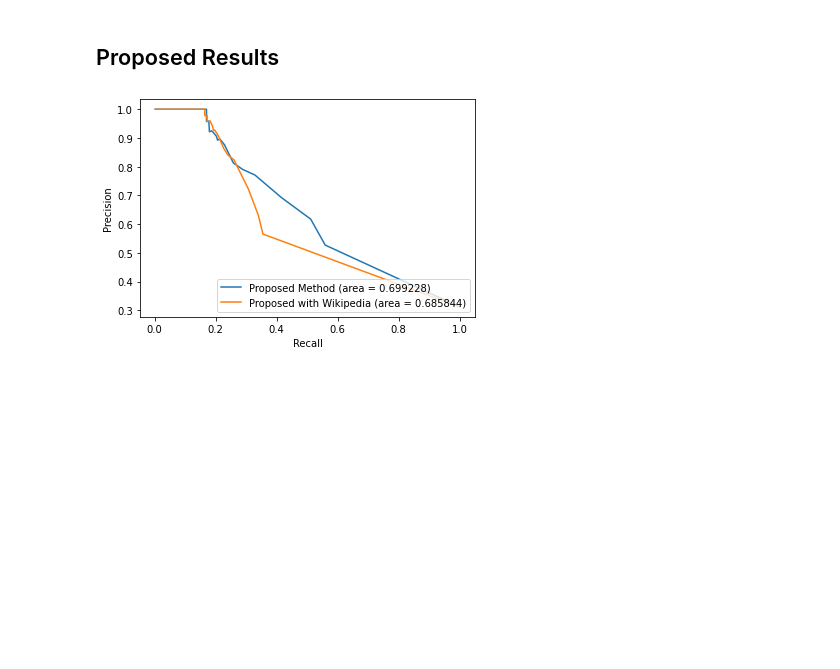
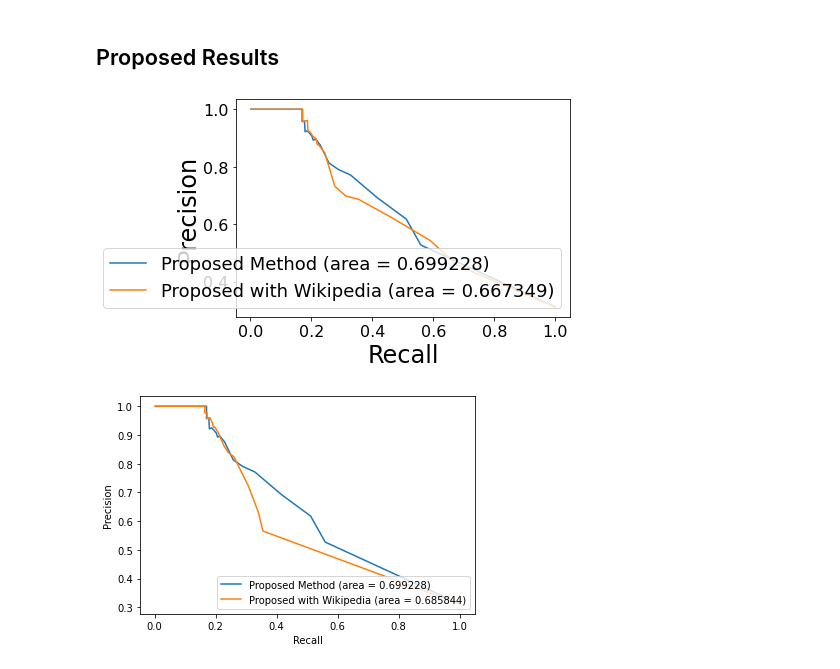
Before and after one commit to itsshivampal/Concept-Prerequiste-Learning, a Jupyter notebook: Geometry Exp Setup/result_analysis/Graph Plotting.ipynb, the cells around one changed output. Cells and saved outputs as stored; diff of their text form; code cells hidden in the pictures; blank space fills up the shorter version.

```diff
--- a/Geometry Exp Setup/result_analysis/Graph Plotting.ipynb
+++ b/Geometry Exp Setup/result_analysis/Graph Plotting.ipynb
@@ -122,5 +144,35 @@ plt.savefig("geometry_refd_results.png")
 # %% [markdown]
 ## Proposed Results
+# %%
+df1 = pd.read_csv("predicted_prereq.csv")
+df2 = pd.read_csv("predicted_prereq_without_rank.csv")
+
+ground_truth = df1["relation"].to_numpy().ravel()
+
+pr_tfidf = df1["tfidf_score"].to_numpy().ravel()
+pr_tfidf = array_normalization(pr_tfidf)
+
+
+
+# refd = df2["refd_equal"].to_numpy().ravel()
+# refd = array_normalization(refd)
+
+pr_wiki_tfidf = df2["tfidf_score"].to_numpy().ravel()
+pr_wiki_tfidf = array_normalization(pr_wiki_tfidf)
+
+precision1, recall1, area1 = get_precision_recall(ground_truth, pr_tfidf)
+label1 = "Proposed Method (area = {0:2f})".format((area1))
+precision2, recall2, area2 = get_precision_recall(ground_truth, pr_wiki_tfidf)
+label2 = "Proposed with Wikipedia (area = {0:2f})".format((area2))
+
+plt.xlabel("Recall")
+plt.ylabel("Precision")
+plt.plot(recall1, precision1, label = label1)
+plt.plot(recall2, precision2, label = label2)
+plt.legend(loc="lower right")
+plt.savefig("geometry_temp.png")
+# %% [output]
+[figure, added]
 # %%
 ground_truth = df1["relation"].to_numpy().ravel()
 
```
Also changed, not shown: parts of 2 cells of this notebook, 11 other files.
